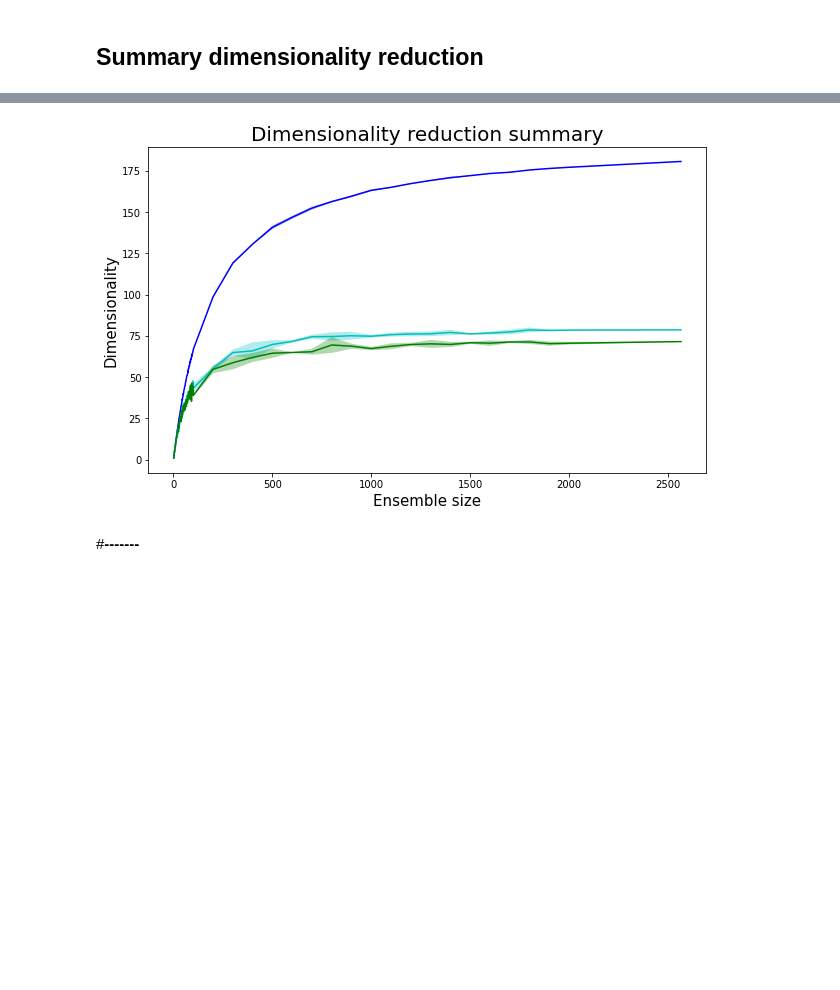
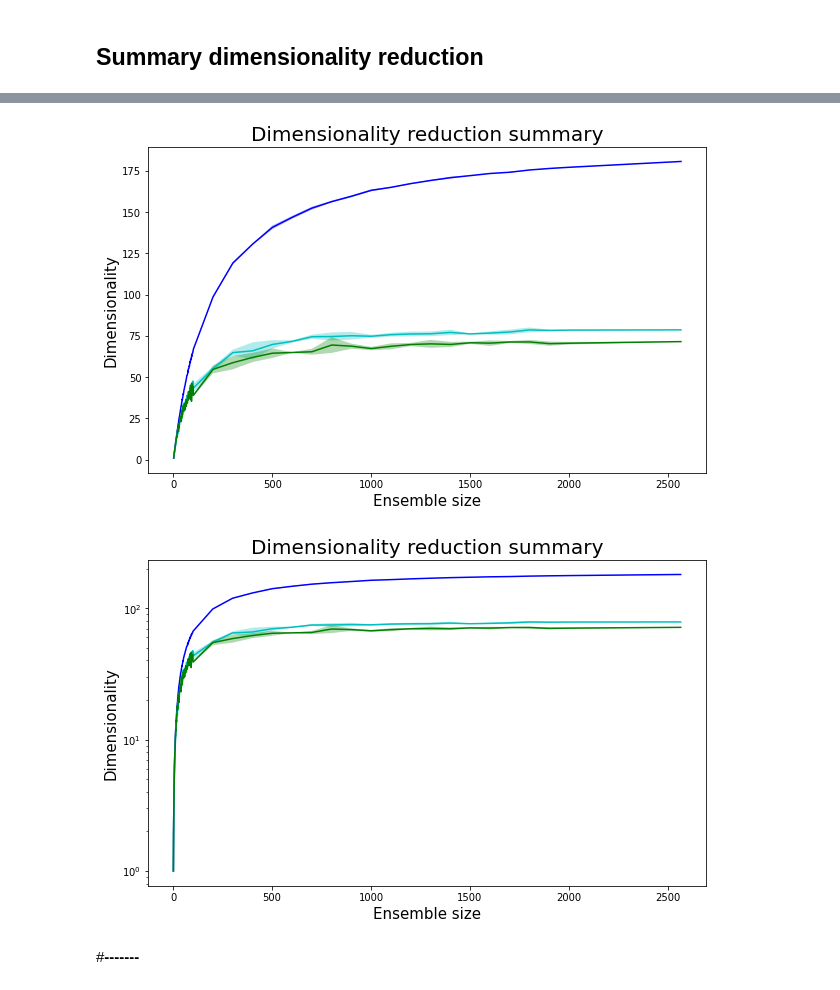
Before and after one commit to LeyloJohnny/Computational-Neuroscience, a Jupyter notebook: Dimensionality_reduction.ipynb, the cells around one changed output, grey strips where cells are left out. Saved outputs shown, nothing was run; the diff lists cells and outputs as text; code cells hidden in the pictures; blank space fills up the shorter version.

Commit message:
Added logarithmic scale to summary plots

```diff
--- a/Dimensionality_reduction.ipynb
+++ b/Dimensionality_reduction.ipynb
@@ -733,42 +733,48 @@ for dataset in range(len(different_datasets)):
 from operator import add
 from operator import sub
 
-all_figures = []
+for dataset in range(len(dataset_dimensionalities) + 1):
 
-for dataset in range(len(dataset_dimensionalities)):
+  if dataset == 0:
+    all_dimensionality = dataset_dimensionalities[0]
+    all_steps = dataset_steps[0]
+  else:
+    all_dimensionality = dataset_dimensionalities[1]
+    all_steps = dataset_steps[1]
 
-  all_dimensionality = dataset_dimensionalities[dataset]
-  all_steps = dataset_steps[dataset]
 
   #define figure fig with a certain size
   fig = plt.figure(figsize = (10,6))
   #define axis, two axis, index position = 1
   ax = fig.add_subplot(1,1,1)
   #set labels and title of figure
   ax.set_xlabel('Ensemble size', fontsize = 15)
   ax.set_ylabel('Dimensionality', fontsize = 15)
   ax.set_title('Dimensionality reduction summary', fontsize = 20)
 
   #define colors for different models
   colors = ['b', 'c', 'g']
 
   #for tuple of target and color: (target, color)
   for model in range(len(models)):
     #get lists of all means and standard deviations
     all_means = [x[0] for x in all_dimensionality[model]]
     all_std = [x[1] for x in all_dimensionality[model]]
 
     #calculate positive and negative error
     pos_err = list(map(add, all_means, all_std))
     neg_err = list(map(sub, all_means, all_std))
 
     #plot the data
     ax.plot(all_steps[model], all_means, color = colors[model])
     #fill area of positive and negative errors
     ax.fill_between(all_steps[model], pos_err, neg_err, facecolor = colors[model], alpha=0.3)
+    if dataset == 2:
+      plt.yscale("log")
 # %% [output]
 [figure]
 [figure]
+[figure, added]
 # %% [markdown]
 #**-------**
 # %% [markdown]
```
